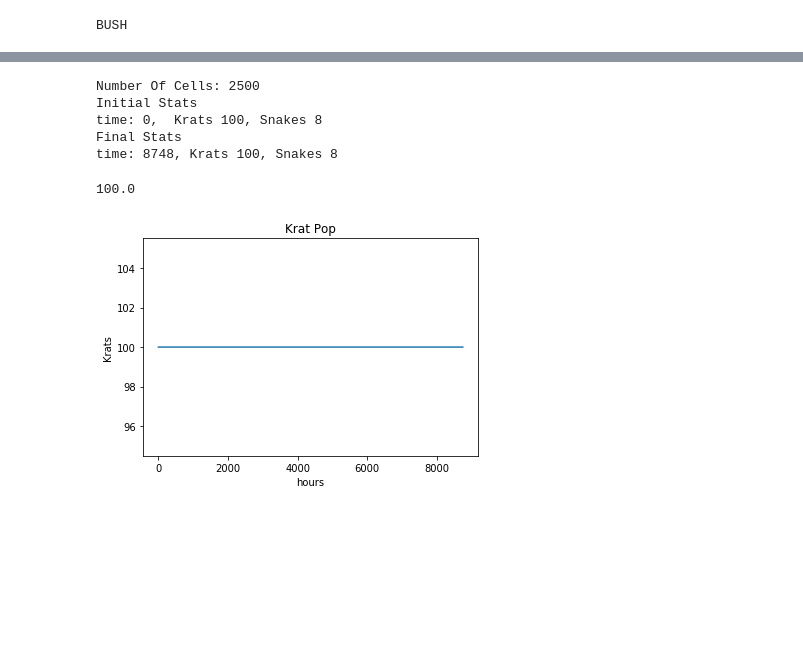
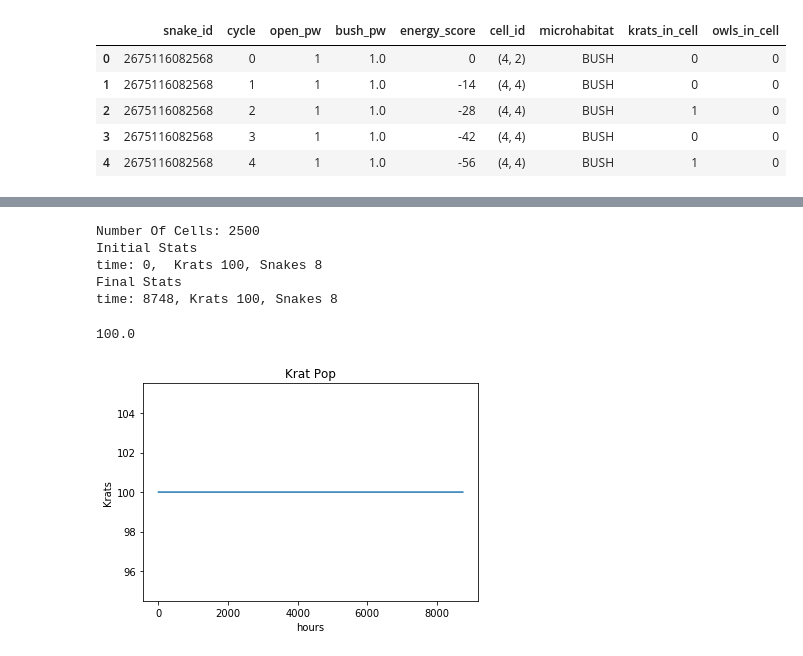
Before and after one commit to michaelremington2/uumarrty, a Jupyter notebook: ecosystem_sim/SimPostDataAnalysis.ipynb, the cells around one changed output, grey strips where cells are left out. Cells and saved outputs as stored; diff of their text form; code cells hidden in the pictures; blank space fills up the shorter version.

```diff
--- a/ecosystem_sim/SimPostDataAnalysis.ipynb
+++ b/ecosystem_sim/SimPostDataAnalysis.ipynb
@@ -7,8 +1,14 @@ data['habitat_type'] = data['habitat_type'].replace(to_replace='[<MicrohabitatTy
-# %%
-#cell_id = str((0,0))
-cell = data['habitat_type'][1]
-print(cell)
-#data.iloc[2950:].head()
-#data.iloc[1500:].head(20)
-# %% [output]
-BUSH
+# %%
+import pandas as pd
+kratdata=pd.read_csv('krat_energy.csv',header=None)
+kratdata.columns = ['krat_id', 'cycle','open_pw','bush_pw','energy_score','cell_id','microhabitat','snakes_in_cell','owls_in_cell']
+snakedata=pd.read_csv('snake_energy.csv',header=None)
+snakedata.columns = ['snake_id', 'cycle','open_pw','bush_pw','energy_score','cell_id','microhabitat','krats_in_cell','owls_in_cell']
+snakedata.head()
+# %% [output]
+|  | snake_id | cycle | open_pw | bush_pw | energy_score | cell_id | microhabitat | krats_in_cell | owls_in_cell |
+| 0 | 2675116082568 | 0 | 1 | 1.0 | 0 | (4, 2) | BUSH | 0 | 0 |
+| 1 | 2675116082568 | 1 | 1 | 1.0 | -14 | (4, 4) | BUSH | 0 | 0 |
+| 2 | 2675116082568 | 2 | 1 | 1.0 | -28 | (4, 4) | BUSH | 1 | 0 |
+| 3 | 2675116082568 | 3 | 1 | 1.0 | -42 | (4, 4) | BUSH | 0 | 0 |
+| 4 | 2675116082568 | 4 | 1 | 1.0 | -56 | (4, 4) | BUSH | 1 | 0 |
```
Also changed, not shown: parts of 3 cells of this notebook.
